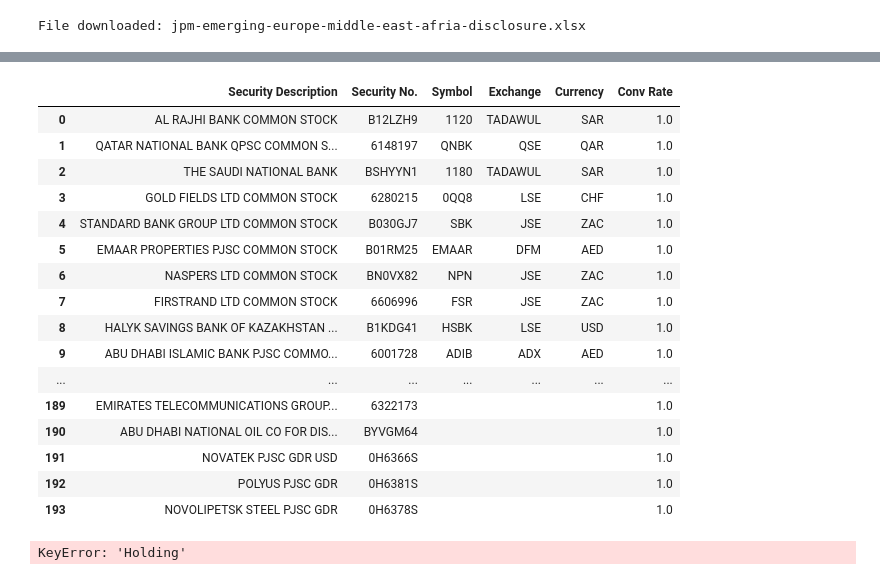
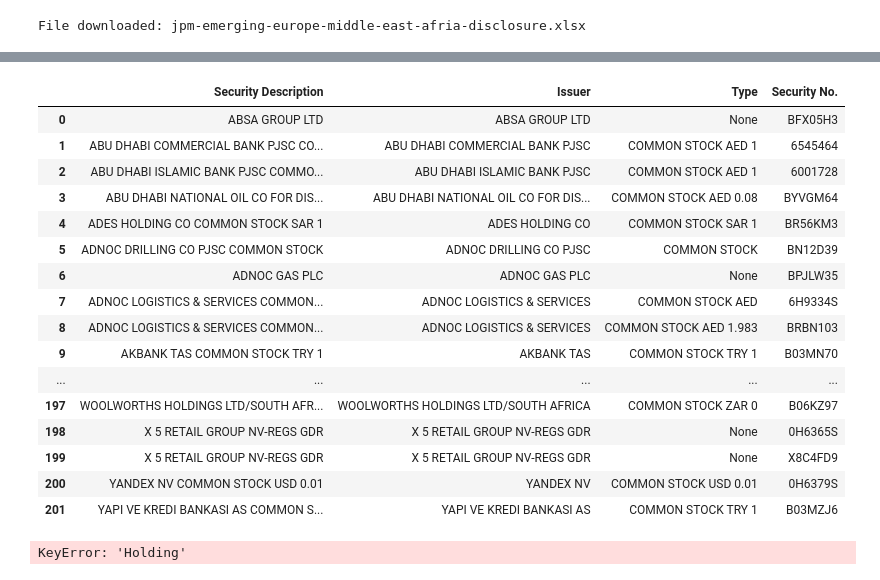
Before and after one commit to CraigCarey/FinanceDump, a Jupyter notebook: jema/jema_xlsx_holdings_parse_and_clean.ipynb, the cells around one changed output, grey strips where cells are left out. Cells and saved outputs as stored; diff of their text form; code cells hidden in the pictures.

```diff
--- a/jema/jema_xlsx_holdings_parse_and_clean.ipynb
+++ b/jema/jema_xlsx_holdings_parse_and_clean.ipynb
@@ -22,7 +22,7 @@ def generate_month_year_list(start_year, start_month, n_months=36):
     for _ in range(n_months):
         # Format the month and year as "Month Year"
         month_year = start_month.strftime("%B %Y")
-        month_year_list.append(month_year)
+        month_year_list.append(month_year)openpyxl
 
         # Move to the previous month
         # Use timedelta to avoid issues with months of varying lengths
@@ -100,5 +105,5 @@ display(jema_symbols_exchanges[jema_symbols_exchanges[security_col] == "0H5837S"
 # %%
-current_month_idx = 5
+current_month_idx = 10
 year = 2025
 
 month_years = generate_month_year_list(year, current_month_idx)
@@ -140,12 +145,13 @@ for month_year in month_years:
 
 print()
 
-jema_data = pd.merge(jema_data, jema_symbols_exchanges, on=security_col, how='left')
+jema_data = pd.merge(jema_data, jema_symbols_exchanges, on=security_col, how='outer')
 
 jema_data = jema_data.drop_duplicates([security_col])
 jema_data = jema_data.reset_index(drop=True)
 jema_data['Conv Rate'] = jema_data['Conv Rate'].fillna(1)
 jema_data = jema_data.fillna('')
+jema_data = jema_data.sort_values(by=[description_col], ignore_index=True)
 # display(jema_data)
 
 # num_rows = len(jema_data)
@@ -172,53 +178,64 @@ jema_data = jema_data.fillna('')
 #         # fix Rosneft issue  - amend wrong security code
 #         month_data[security_col] = month_data[security_col].replace('0H6367S', '2H7674S')
 
 #         # fix Novatek issue - amend wrong security code
 #         month_data.loc[(month_data[security_col] == '2H6464S') & (month_data[month_holding_col] ==  103572), security_col] = '0H5828S'
 
 #         # drop subtotal row
 #         month_data = month_data[month_data[description_col] != 'Subtotal']
 
 #         jema_data = jema_data.merge(month_data[[month_holding_col, security_col]], on=security_col, how='left')
 #         jema_data.fillna(0, inplace=True)
 
 #         return jema_data
 
 
 # for month_year in month_years:
 #     sheet_name = month_year
 #     try:
 #         jema_data = read_jema_sheet(jema_data, sheet_name, security_col)
 #         if(len(jema_data_old) != len(jema_data)):
 #             duplicates = jema_data[jema_data[security_col].duplicated(keep=False)]
-
+# descripti
 #             print(f"\nRows with duplicate names {sheet_name}:")
 #             print(duplicates)
 
 #         jema_data_old = jema_data
 
 #     except Exception as e:
 #         print(f"{sheet_name} failed")
 
 # jema_data.to_csv("jema_holdings_full.csv")
+
+jema_data[['Issuer', 'Type']] = (
+    jema_data['Security Description']
+    .str.split('COMMON STOCK', n=1, expand=True)
+)
+
+jema_data['Type'] = jema_data['Type'].mask(jema_data['Type'].isna(), None) \
+                                     .apply(lambda x: None if x is None else 'COMMON STOCK' + x)
+
+jema_data = jema_data[[ 'Security Description', 'Issuer', 'Type', 'Security No.']]
+
+display(jema_data)
+jema_data.to_csv("jema_symbols_exchanges_new.csv")
+# %% [output]
+|  | Security Description | Issuer | Type | Security No. |
+| 0 | ABSA GROUP LTD | ABSA GROUP LTD | None | BFX05H3 |
+| 1 | ABU DHABI COMMERCIAL BANK PJSC CO... | ABU DHABI COMMERCIAL BANK PJSC | COMMON STOCK AED 1 | 6545464 |
+| 2 | ABU DHABI ISLAMIC BANK PJSC COMMO... | ABU DHABI ISLAMIC BANK PJSC | COMMON STOCK AED 1 | 6001728 |
+| 3 | ABU DHABI NATIONAL OIL CO FOR DIS... | ABU DHABI NATIONAL OIL CO FOR DIS... | COMMON STOCK AED 0.08 | BYVGM64 |
+| 4 | ADES HOLDING CO COMMON STOCK SAR 1 | ADES HOLDING CO | COMMON STOCK SAR 1 | BR56KM3 |
+| 5 | ADNOC DRILLING CO PJSC COMMON STOCK | ADNOC DRILLING CO PJSC | COMMON STOCK | BN12D39 |
+| 6 | ADNOC GAS PLC | ADNOC GAS PLC | None | BPJLW35 |
+| 7 | ADNOC LOGISTICS & SERVICES COMMON... | ADNOC LOGISTICS & SERVICES | COMMON STOCK AED | 6H9334S |
+| 8 | ADNOC LOGISTICS & SERVICES COMMON... | ADNOC LOGISTICS & SERVICES | COMMON STOCK AED 1.983 | BRBN103 |
+| 9 | AKBANK TAS COMMON STOCK TRY 1 | AKBANK TAS | COMMON STOCK TRY 1 | B03MN70 |
+| ... | ... | ... | ... | ... |
+| 197 | WOOLWORTHS HOLDINGS LTD/SOUTH AFR... | WOOLWORTHS HOLDINGS LTD/SOUTH AFRICA | COMMON STOCK ZAR 0 | B06KZ97 |
+| 198 | X 5 RETAIL GROUP NV-REGS GDR | X 5 RETAIL GROUP NV-REGS GDR | None | 0H6365S |
+| 199 | X 5 RETAIL GROUP NV-REGS GDR | X 5 RETAIL GROUP NV-REGS GDR | None | X8C4FD9 |
+| 200 | YANDEX NV COMMON STOCK USD 0.01 | YANDEX NV | COMMON STOCK USD 0.01 | 0H6379S |
+| 201 | YAPI VE KREDI BANKASI AS COMMON S... | YAPI VE KREDI BANKASI AS | COMMON STOCK TRY 1 | B03MZJ6 |
-# %%
-display(jema_data)
-# %% [output]
-|  | Security Description | Security No. | Symbol | Exchange | Currency | Conv Rate |
-| 0 | AL RAJHI BANK COMMON STOCK | B12LZH9 | 1120 | TADAWUL | SAR | 1.0 |
-| 1 | QATAR NATIONAL BANK QPSC COMMON S... | 6148197 | QNBK | QSE | QAR | 1.0 |
-| 2 | THE SAUDI NATIONAL BANK | BSHYYN1 | 1180 | TADAWUL | SAR | 1.0 |
-| 3 | GOLD FIELDS LTD COMMON STOCK | 6280215 | 0QQ8 | LSE | CHF | 1.0 |
-| 4 | STANDARD BANK GROUP LTD COMMON STOCK | B030GJ7 | SBK | JSE | ZAC | 1.0 |
-| 5 | EMAAR PROPERTIES PJSC COMMON STOCK | B01RM25 | EMAAR | DFM | AED | 1.0 |
-| 6 | NASPERS LTD COMMON STOCK | BN0VX82 | NPN | JSE | ZAC | 1.0 |
-| 7 | FIRSTRAND LTD COMMON STOCK | 6606996 | FSR | JSE | ZAC | 1.0 |
-| 8 | HALYK SAVINGS BANK OF KAZAKHSTAN ... | B1KDG41 | HSBK | LSE | USD | 1.0 |
-| 9 | ABU DHABI ISLAMIC BANK PJSC COMMO... | 6001728 | ADIB | ADX | AED | 1.0 |
-| ... | ... | ... | ... | ... | ... | ... |
-| 189 | EMIRATES TELECOMMUNICATIONS GROUP... | 6322173 |  |  |  | 1.0 |
-| 190 | ABU DHABI NATIONAL OIL CO FOR DIS... | BYVGM64 |  |  |  | 1.0 |
-| 191 | NOVATEK PJSC GDR USD | 0H6366S |  |  |  | 1.0 |
-| 192 | POLYUS PJSC GDR | 0H6381S |  |  |  | 1.0 |
-| 193 | NOVOLIPETSK STEEL PJSC GDR | 0H6378S |  |  |  | 1.0 |
 # %%
 latest_data = jema_data.iloc[:, :7]
```
Also changed, not shown: parts of 5 cells of this notebook, 11 other files.
